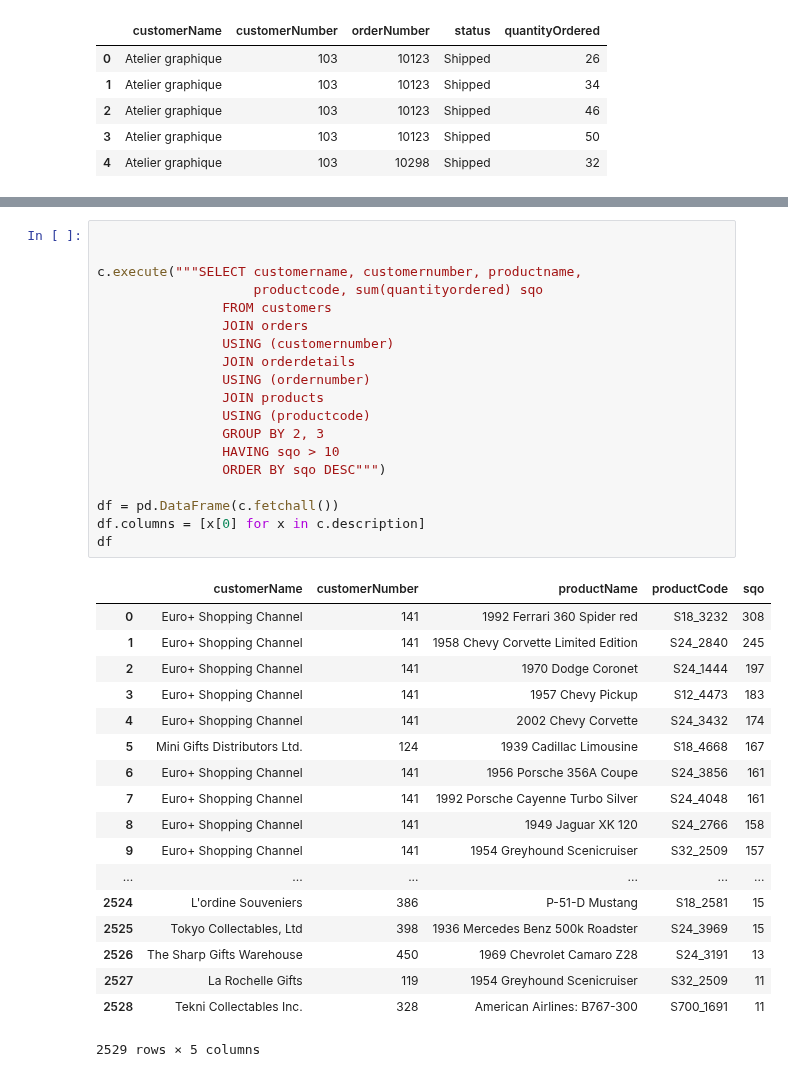
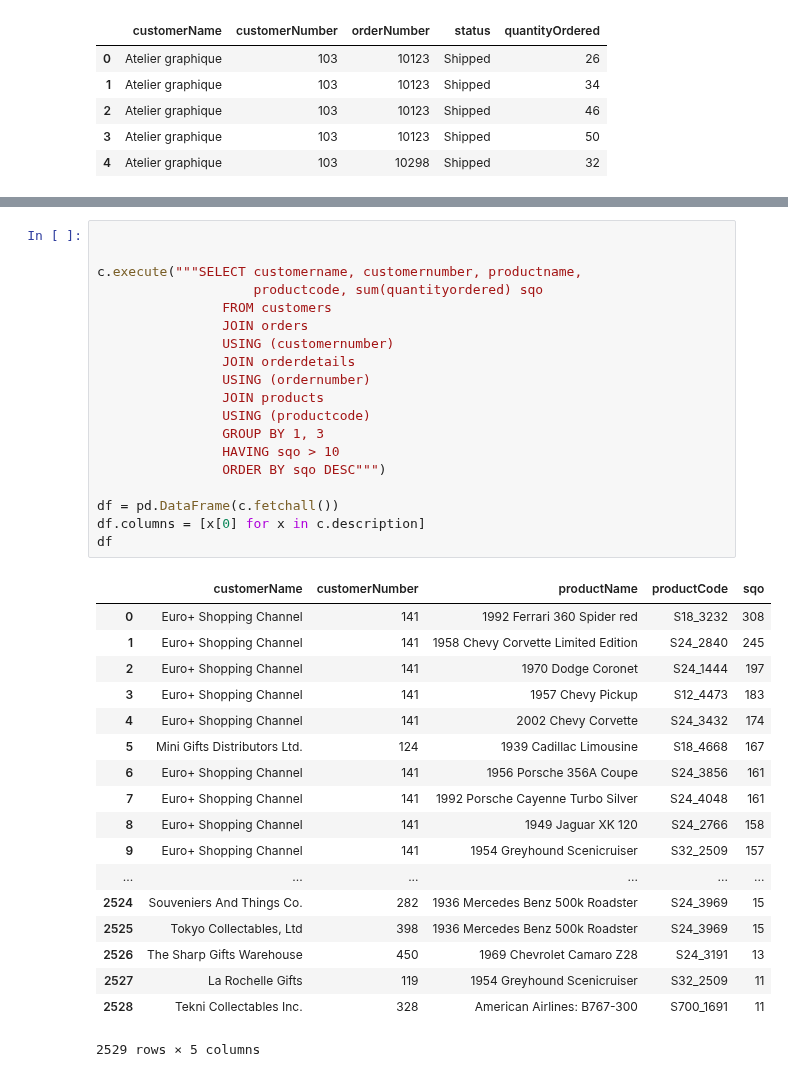
Before and after one commit to garywheeler24/dsc-more-practice-with-sql-queries-lab-atlanta-ds-062419, a Jupyter notebook: index.ipynb, the cells around one changed output, grey strips where cells are left out. Cells and saved outputs as stored; diff of their text form.

```diff
--- a/index.ipynb
+++ b/index.ipynb
@@ -140,35 +140,35 @@ Now, return the customerName, customrerNumber, productName, productCode and tota
 
 
 c.execute("""SELECT customername, customernumber, productname,
                     productcode, sum(quantityordered) sqo
                 FROM customers
                 JOIN orders
                 USING (customernumber)
                 JOIN orderdetails
                 USING (ordernumber)
                 JOIN products
                 USING (productcode)
-                GROUP BY 2, 3
+                GROUP BY 1, 3
                 HAVING sqo > 10
                 ORDER BY sqo DESC""")
 
 df = pd.DataFrame(c.fetchall())
 df.columns = [x[0] for x in c.description]
 df
 # %% [output]
 |  | customerName | customerNumber | productName | productCode | sqo |
 | 0 | Euro+ Shopping Channel | 141 | 1992 Ferrari 360 Spider red | S18_3232 | 308 |
 | 1 | Euro+ Shopping Channel | 141 | 1958 Chevy Corvette Limited Edition | S24_2840 | 245 |
 | 2 | Euro+ Shopping Channel | 141 | 1970 Dodge Coronet | S24_1444 | 197 |
 | 3 | Euro+ Shopping Channel | 141 | 1957 Chevy Pickup | S12_4473 | 183 |
 | 4 | Euro+ Shopping Channel | 141 | 2002 Chevy Corvette | S24_3432 | 174 |
 | 5 | Mini Gifts Distributors Ltd. | 124 | 1939 Cadillac Limousine | S18_4668 | 167 |
 | 6 | Euro+ Shopping Channel | 141 | 1956 Porsche 356A Coupe | S24_3856 | 161 |
 | 7 | Euro+ Shopping Channel | 141 | 1992 Porsche Cayenne Turbo Silver | S24_4048 | 161 |
 | 8 | Euro+ Shopping Channel | 141 | 1949 Jaguar XK 120 | S24_2766 | 158 |
 | 9 | Euro+ Shopping Channel | 141 | 1954 Greyhound Scenicruiser | S32_2509 | 157 |
 | ... | ... | ... | ... | ... | ... |
-| 2524 | L'ordine Souveniers | 386 | P-51-D Mustang | S18_2581 | 15 |
+| 2524 | Souveniers And Things Co. | 282 | 1936 Mercedes Benz 500k Roadster | S24_3969 | 15 |
 | 2525 | Tokyo Collectables, Ltd | 398 | 1936 Mercedes Benz 500k Roadster | S24_3969 | 15 |
 | 2526 | The Sharp Gifts Warehouse | 450 | 1969 Chevrolet Camaro Z28 | S24_3191 | 13 |
 | 2527 | La Rochelle Gifts | 119 | 1954 Greyhound Scenicruiser | S32_2509 | 11 |
```
